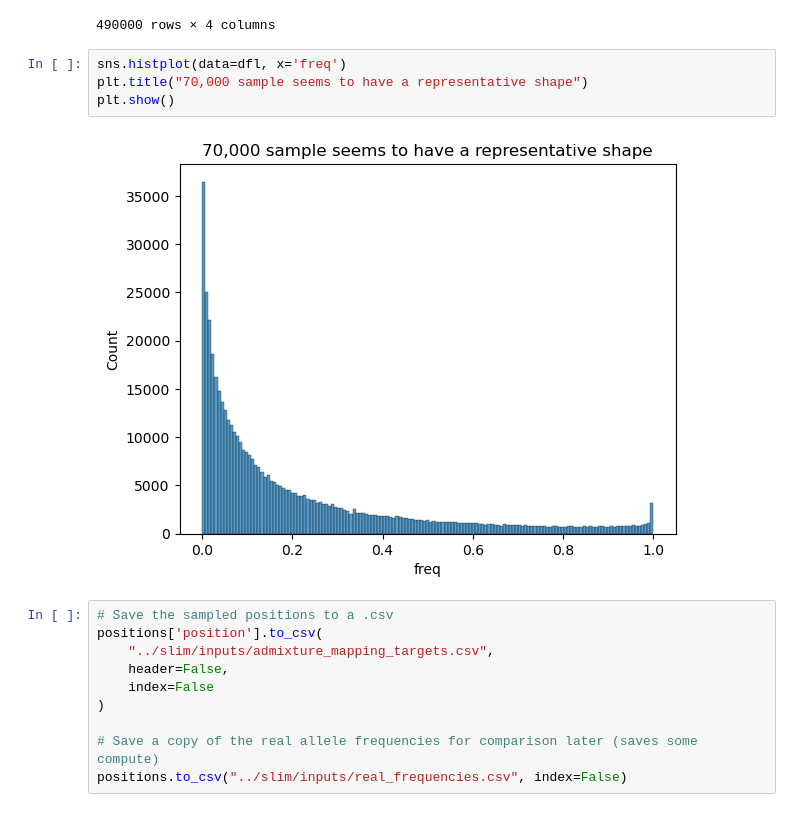
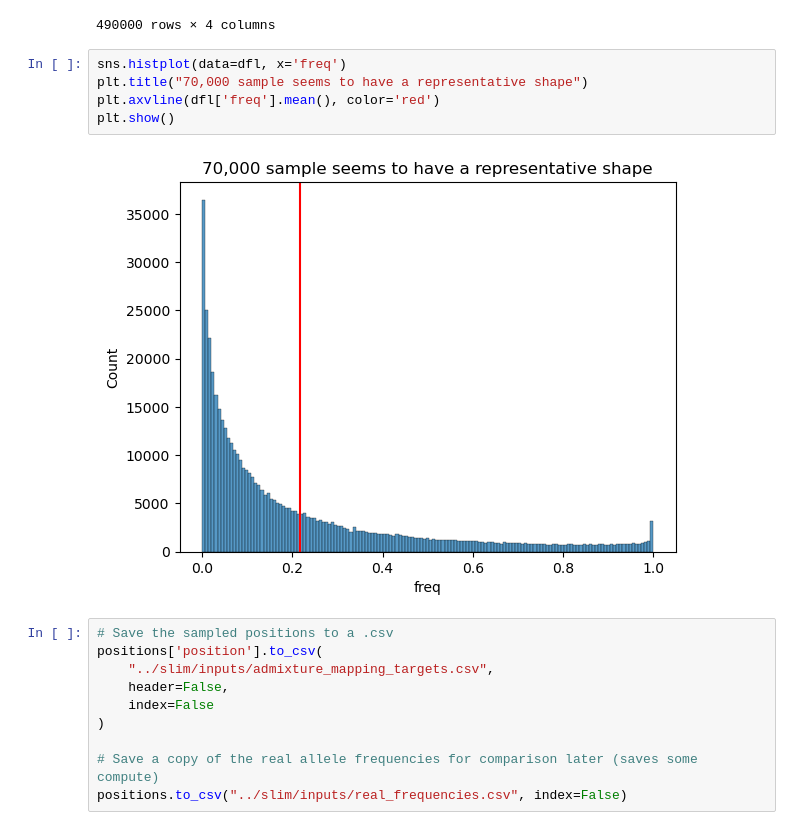
Before and after one commit to Vostanis/predicting_DFE, a Jupyter notebook: notebooks/01_picking_70k_positions.ipynb, the cells around one changed output. Drawn from its saved outputs; the diff is of its cells as text.

```diff
--- a/notebooks/01_picking_70k_positions.ipynb
+++ b/notebooks/01_picking_70k_positions.ipynb
@@ -133,9 +133,10 @@ dfl
 # %%
 sns.histplot(data=dfl, x='freq')
 plt.title("70,000 sample seems to have a representative shape")
+plt.axvline(dfl['freq'].mean(), color='red')
 plt.show()
 # %% [output]
-[figure, old version]
+[figure, new version]
 # %%
 # Save the sampled positions to a .csv
 positions['position'].to_csv(
```
Also changed, not shown: 34 other files.
